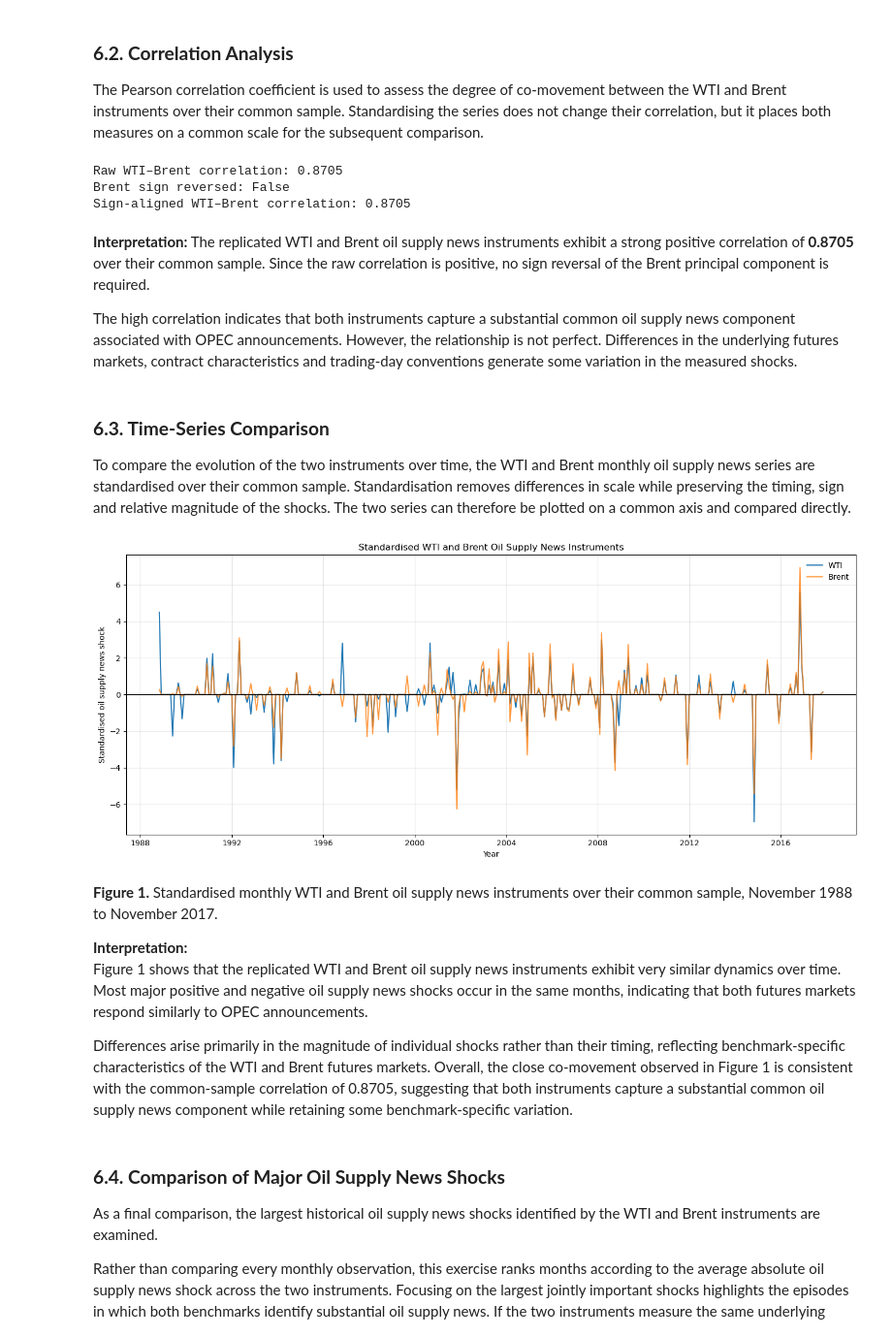
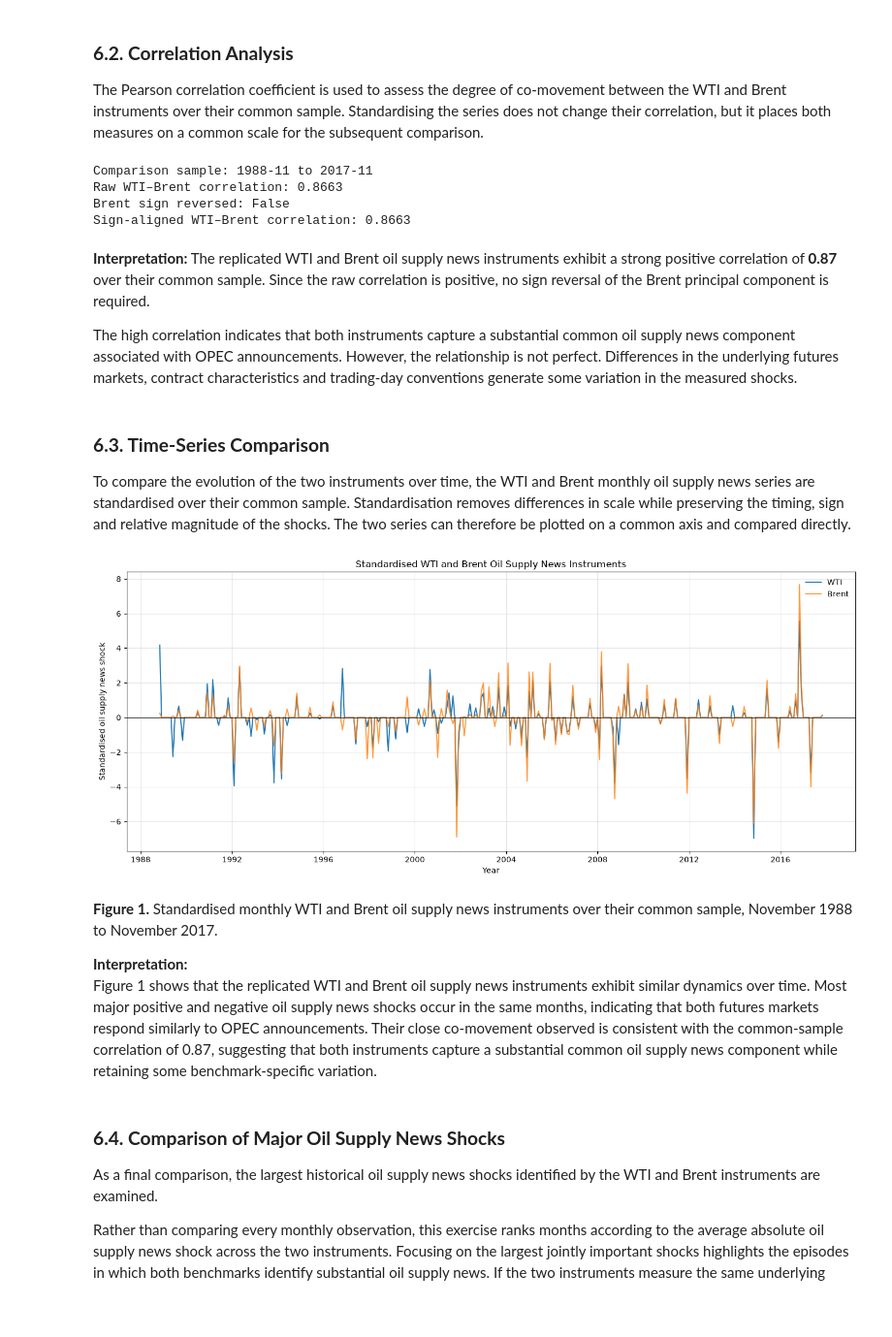
Before and after one commit to sedovanastasiia/macro_II_project, a Jupyter notebook: Yashna's Code/Code_Instrument_Replication.ipynb, the cells around one changed output. Shown at 97% size. Saved outputs shown, nothing was run; the diff lists cells and outputs as text; code cells hidden in the pictures; blank space fills up the shorter version.

Commit message:
edited us results part and added graph code

```diff
--- a/Yashna's Code/Code_Instrument_Replication.ipynb
+++ b/Yashna's Code/Code_Instrument_Replication.ipynb
@@ -1176,15 +1177,20 @@ brent_pc1_loadings = pd.Series(
     name="PC1_Loading",
 )
 
-# Combine the PC1 scores with the corresponding announcement dates
+# Construct announcement-level Brent PC1 scores
+# First 17 announcements receive a score of zero
 
-brent_scores = brent_pca_sample[
+brent_scores = brent_surprises_clean[
     ["AnnouncementDate", "TradingDate"]
 ].copy()
 
-brent_scores["PC1"] = (
-    brent_pca_results["scores"]
-)
+brent_scores["PC1"] = 0.0
+
+# Insert estimated PC1 scores from announcement 18 onward
+brent_scores.loc[
+    brent_scores.index[17:],
+    "PC1"
+] = brent_pca_results["scores"]
 
 print(
     f"PC1 explains "
@@ -1563,10 +1569,20 @@ display(
 
 The Pearson correlation coefficient is used to assess the degree of co-movement between the WTI and Brent instruments over their common sample. Standardising the series does not change their correlation, but it places both measures on a common scale for the subsequent comparison.
 # %%
-# Calculate the common-sample correlation
+# Calculate the WTI–Brent correlation over the informative comparison sample
 
+instrument_comparison_informative = (
+    instrument_comparison
+    .loc[
+        (instrument_comparison["Month"] >= "1988-11")
+        & (instrument_comparison["Month"] <= "2017-11")
+    ]
+    .copy()
+)
+
+# Calculate correlation before sign alignment
 raw_correlation = (
-    instrument_comparison[
+    instrument_comparison_informative[
         [
             "WTI_Shock",
             "Brent_Shock",
@@ -1577,14 +1593,14 @@ raw_correlation = (
 )
 
 # Align the Brent PCA sign with WTI if necessary
-
 sign_reversed = raw_correlation < 0
 
 if sign_reversed:
-    instrument_comparison["Brent_Shock"] *= -1
+    instrument_comparison_informative["Brent_Shock"] *= -1
 
+# Calculate sign-aligned correlation
 wti_brent_correlation = (
-    instrument_comparison[
+    instrument_comparison_informative[
         [
             "WTI_Shock",
             "Brent_Shock",
@@ -1592,6 +1608,13 @@ wti_brent_correlation = (
     ]
     .corr()
     .iloc[0, 1]
+)
+
+print(
+    "Comparison sample:",
+    instrument_comparison_informative["Month"].min(),
+    "to",
+    instrument_comparison_informative["Month"].max(),
 )
 
 print(
@@ -1609,11 +1632,12 @@ print(
     f"{wti_brent_correlation:.4f}"
 )
 # %% [output]
-Raw WTI–Brent correlation: 0.8705
+Comparison sample: 1988-11 to 2017-11
+Raw WTI–Brent correlation: 0.8663
 Brent sign reversed: False
-Sign-aligned WTI–Brent correlation: 0.8705
+Sign-aligned WTI–Brent correlation: 0.8663
 # %% [markdown]
-**Interpretation:** The replicated WTI and Brent oil supply news instruments exhibit a strong positive correlation of **0.8705** over their common sample. Since the raw correlation is positive, no sign reversal of the Brent principal component is required.
+**Interpretation:** The replicated WTI and Brent oil supply news instruments exhibit a strong positive correlation of **0.87** over their common sample. Since the raw correlation is positive, no sign reversal of the Brent principal component is required.
 
 The high correlation indicates that both instruments capture a substantial common oil supply news component associated with OPEC announcements. However, the relationship is not perfect. Differences in the underlying futures markets, contract characteristics and trading-day conventions generate some variation in the measured shocks.
 # %% [markdown]
@@ -1636,8 +1660,13 @@ for column in [
 # %%
-# Plot the standardised WTI and Brent instruments over time
+# Plot the standardised WTI and Brent instruments
+# over the common informative comparison period
 
 plot_data = (
     instrument_comparison
+    .loc[
+        (instrument_comparison["Month"] >= "1988-11")
+        & (instrument_comparison["Month"] <= "2017-11")
+    ]
     .copy()
 )
 
@@ -1658,48 +1687,47 @@ ax.plot(
 )
 
 ax.plot(
     plot_data["Date"],
     plot_data["Brent_Shock_Standardised"],
     label="Brent",
     linewidth=1.5,
     alpha=0.8,
 )
 
 ax.axhline(
     y=0,
     color="black",
     linewidth=0.8,
 )
 
 ax.set_title(
     "Standardised WTI and Brent Oil Supply News Instruments"
 )
 
 ax.set_xlabel("Year")
 ax.set_ylabel(
     "Standardised oil supply news shock"
 )
 
-ax.legend(
-    frameon=False,
-)
-
-ax.grid(
-    alpha=0.3,
-)
+ax.legend(frameon=False)
+ax.grid(alpha=0.3)
 
 fig.tight_layout()
 
+fig.savefig(
+    "WTI_Brent_TS.png",
+    dpi=300,
+    bbox_inches="tight",
+)
+
 plt.show()
 # %% [output]
-[figure, old version]
+[figure, new version]
 # %% [markdown]
 **Figure 1.** Standardised monthly WTI and Brent oil supply news instruments over their common sample, November 1988 to November 2017.
 
 **Interpretation:**
-Figure 1 shows that the replicated WTI and Brent oil supply news instruments exhibit very similar dynamics over time. Most major positive and negative oil supply news shocks occur in the same months, indicating that both futures markets respond similarly to OPEC announcements.
-
-Differences arise primarily in the magnitude of individual shocks rather than their timing, reflecting benchmark-specific characteristics of the WTI and Brent futures markets. Overall, the close co-movement observed in Figure 1 is consistent with the common-sample correlation of 0.8705, suggesting that both instruments capture a substantial common oil supply news component while retaining some benchmark-specific variation.
+Figure 1 shows that the replicated WTI and Brent oil supply news instruments exhibit similar dynamics over time. Most major positive and negative oil supply news shocks occur in the same months, indicating that both futures markets respond similarly to OPEC announcements. Their close co-movement observed is consistent with the common-sample correlation of 0.87, suggesting that both instruments capture a substantial common oil supply news component while retaining some benchmark-specific variation.
 # %% [markdown]
 ### **6.4. Comparison of Major Oil Supply News Shocks**
 
```
Also changed, not shown: parts of 28 cells of this notebook, 2 other files.
